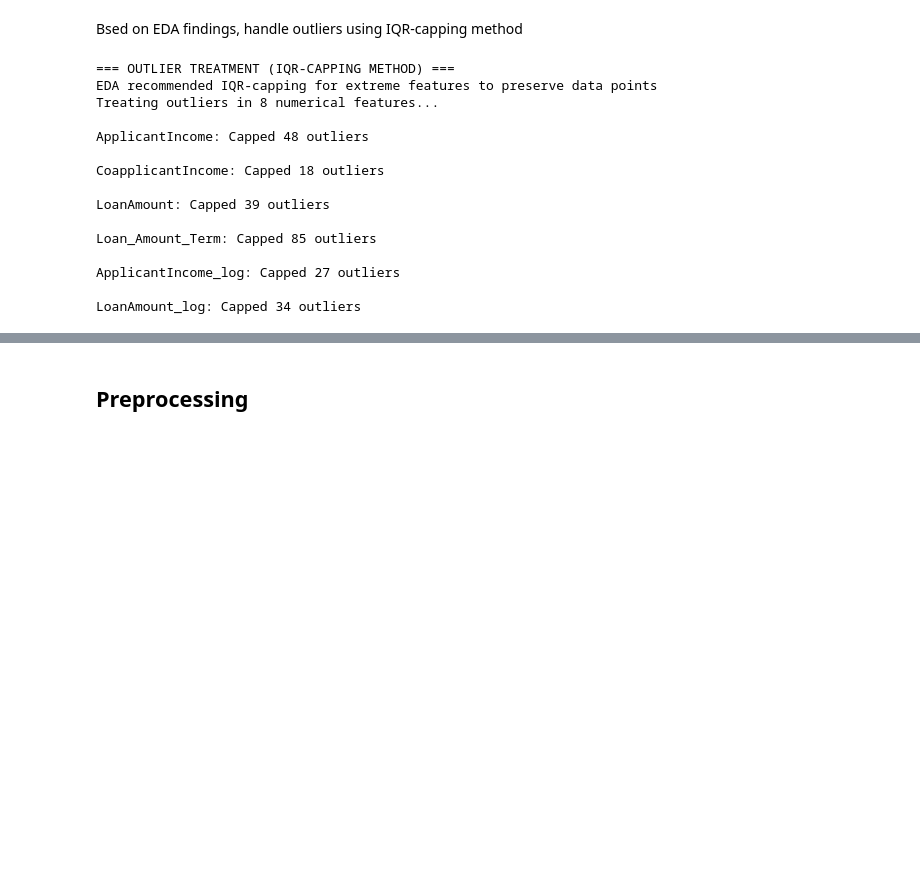
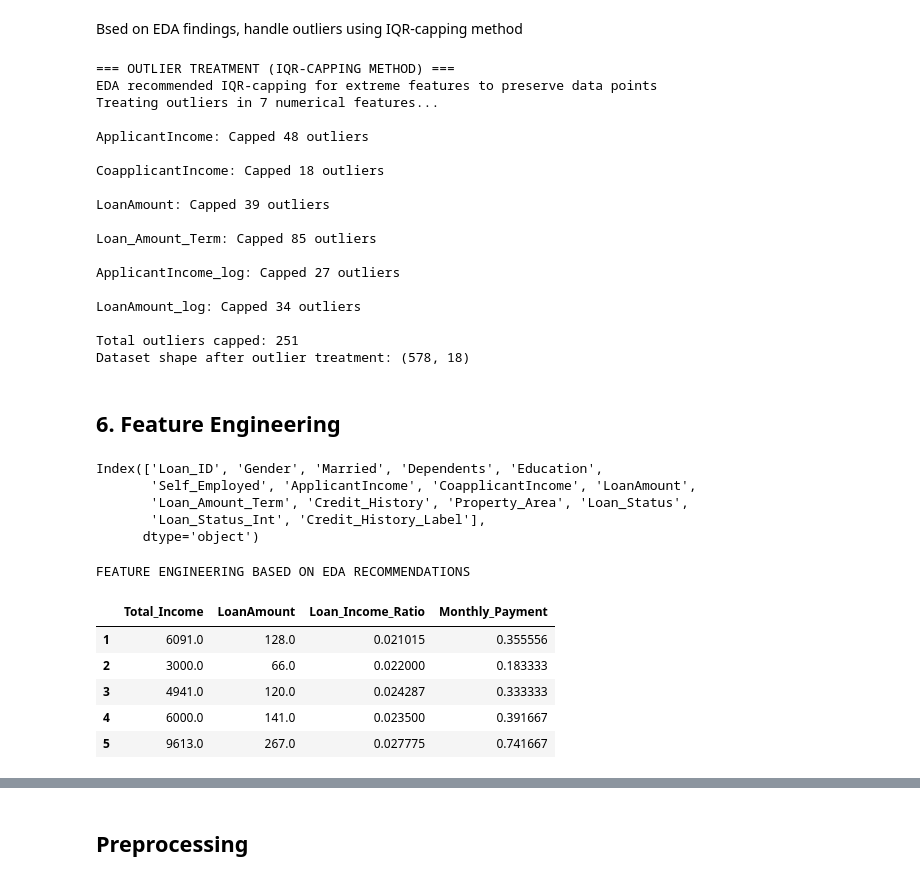
Before and after one commit to KudoroEsther/Files_Backend, a Jupyter notebook: HomeLoan_Preprocessing.ipynb, the cells around one changed output, grey strips where cells are left out. Cells and saved outputs as stored; diff of their text form; code cells hidden in the pictures; blank space fills up the shorter version.

```diff
--- a/HomeLoan_Preprocessing.ipynb
+++ b/HomeLoan_Preprocessing.ipynb
@@ -343,10 +365,13 @@ for col in numerical_cols:
         df_processed[col] = np.where(df_processed[col]> upper_bound, upper_bound, df_processed[col])
         outliers_capped += outliers_before
         print(f"\n{col}: Capped {outliers_before} outliers")
+
+print(f'\nTotal outliers capped: {outliers_capped}')
+print(f"Dataset shape after outlier treatment: {df_processed.shape}")
 # %% [output]
 === OUTLIER TREATMENT (IQR-CAPPING METHOD) ===
 EDA recommended IQR-capping for extreme features to preserve data points
-Treating outliers in 8 numerical features...
+Treating outliers in 7 numerical features...
 
 ApplicantIncome: Capped 48 outliers
 
@@ -359,3 +384,39 @@ Loan_Amount_Term: Capped 85 outliers
 ApplicantIncome_log: Capped 27 outliers
 
 LoanAmount_log: Capped 34 outliers
+
+Total outliers capped: 251
+Dataset shape after outlier treatment: (578, 18)
+# %% [markdown]
+## 6. Feature Engineering
+# %%
+df.columns
+# %% [output]
+Index(['Loan_ID', 'Gender', 'Married', 'Dependents', 'Education',
+       'Self_Employed', 'ApplicantIncome', 'CoapplicantIncome', 'LoanAmount',
+       'Loan_Amount_Term', 'Credit_History', 'Property_Area', 'Loan_Status',
+       'Loan_Status_Int', 'Credit_History_Label'],
+      dtype='object')
+# %%
+print("FEATURE ENGINEERING BASED ON EDA RECOMMENDATIONS")
+
+#Total loan applicant income
+df["Total_Income"] = df["ApplicantIncome"] + df["CoapplicantIncome"]
+
+#Loan to income ratio
+df["Loan_Income_Ratio"] = df["LoanAmount"]/df["Total_Income"]
+
+#Estimated monthly payment plan
+df["Monthly_Payment"] = df["LoanAmount"]/df["Loan_Amount_Term"]
+
+#Splitting income into bins
+
+df[["Total_Income", "LoanAmount","Loan_Income_Ratio", "Monthly_Payment"]].head()
+# %% [output]
+FEATURE ENGINEERING BASED ON EDA RECOMMENDATIONS
+|  | Total_Income | LoanAmount | Loan_Income_Ratio | Monthly_Payment |
+| 1 | 6091.0 | 128.0 | 0.021015 | 0.355556 |
+| 2 | 3000.0 | 66.0 | 0.022000 | 0.183333 |
+| 3 | 4941.0 | 120.0 | 0.024287 | 0.333333 |
+| 4 | 6000.0 | 141.0 | 0.023500 | 0.391667 |
+| 5 | 9613.0 | 267.0 | 0.027775 | 0.741667 |
```
Also changed, not shown: parts of 12 cells of this notebook, 1 other file.
